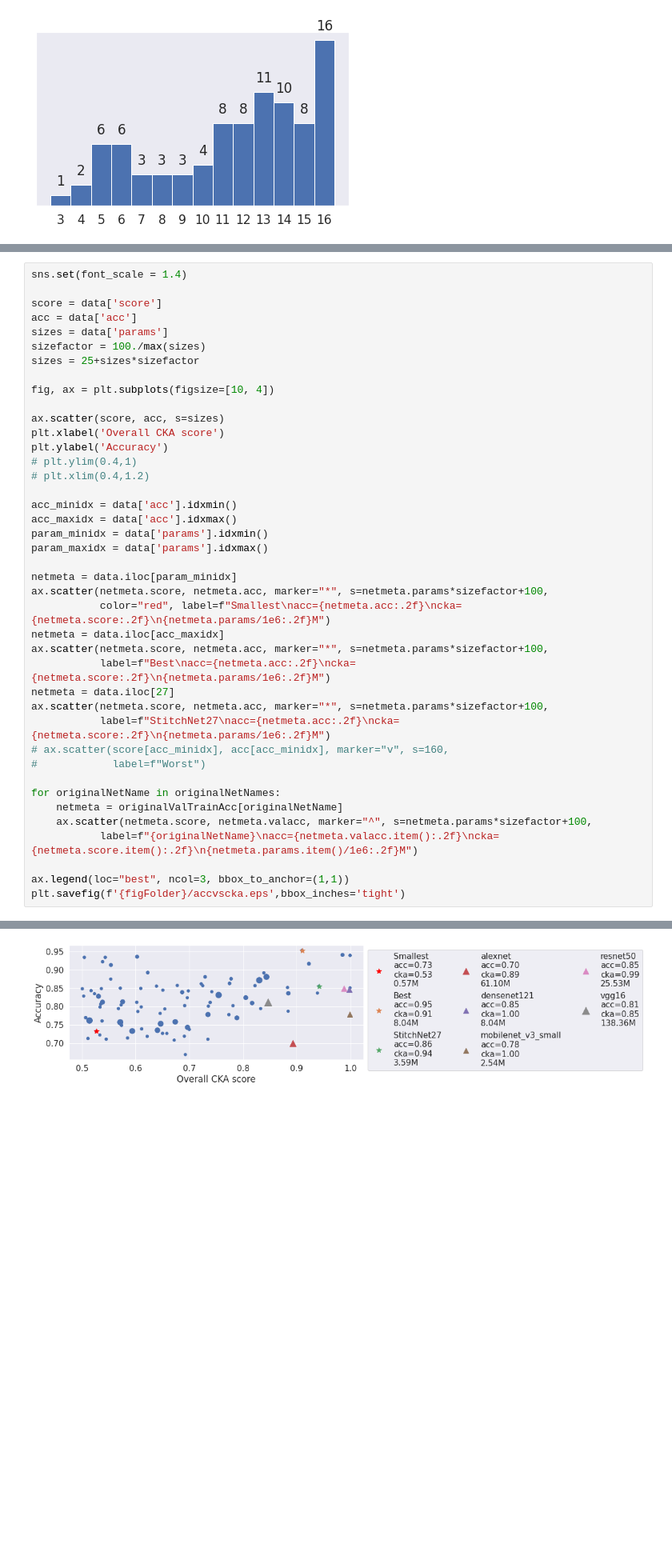
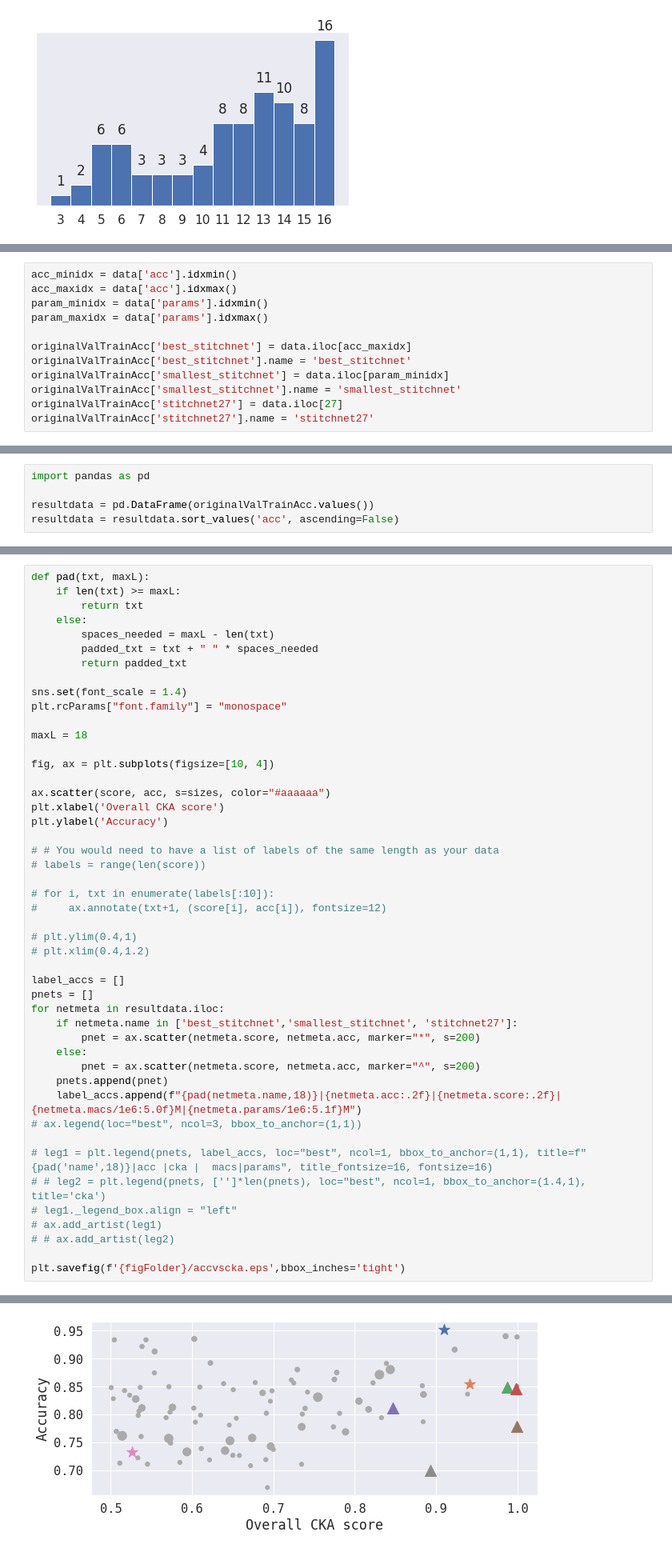
Before and after one commit to steerapi/stitchnet, a Jupyter notebook: 09_plot_results.ipynb, the cells around one changed output, grey strips where cells are left out. Shown at 80% size. Drawn from its saved outputs; the diff is of its cells as text; blank space fills up the shorter version.

```diff
--- a/09_plot_results.ipynb
+++ b/09_plot_results.ipynb
@@ -156,0 +181,12 @@ for originalFile in originalFiles:
+# %%
+acc_minidx = data['acc'].idxmin()
+acc_maxidx = data['acc'].idxmax()
+param_minidx = data['params'].idxmin()
+param_maxidx = data['params'].idxmax()
+
+originalValTrainAcc['best_stitchnet'] = data.iloc[acc_maxidx]
+originalValTrainAcc['best_stitchnet'].name = 'best_stitchnet'
+originalValTrainAcc['smallest_stitchnet'] = data.iloc[param_minidx]
+originalValTrainAcc['smallest_stitchnet'].name = 'smallest_stitchnet'
+originalValTrainAcc['stitchnet27'] = data.iloc[27]
+originalValTrainAcc['stitchnet27'].name = 'stitchnet27'
@@ -156,0 +195,5 @@ for originalFile in originalFiles:
+# %%
+import pandas as pd
+
+resultdata = pd.DataFrame(originalValTrainAcc.values())
+resultdata = resultdata.sort_values('acc', ascending=False)
@@ -157,42 +240,48 @@ for originalFile in originalFiles:
 # %%
+def pad(txt, maxL):
+    if len(txt) >= maxL:
+        return txt
+    else:
+        spaces_needed = maxL - len(txt)
+        padded_txt = txt + " " * spaces_needed
+        return padded_txt
+
 sns.set(font_scale = 1.4)
+plt.rcParams["font.family"] = "monospace"
 
-score = data['score']
-acc = data['acc']
-sizes = data['params']
-sizefactor = 100./max(sizes)
-sizes = 25+sizes*sizefactor
+maxL = 18
 
 fig, ax = plt.subplots(figsize=[10, 4])
 
-ax.scatter(score, acc, s=sizes)
+ax.scatter(score, acc, s=sizes, color="#aaaaaa")
 plt.xlabel('Overall CKA score')
 plt.ylabel('Accuracy')
+
+# # You would need to have a list of labels of the same length as your data
+# labels = range(len(score))
+
+# for i, txt in enumerate(labels[:10]):
+#     ax.annotate(txt+1, (score[i], acc[i]), fontsize=12)
+
 # plt.ylim(0.4,1)
 # plt.xlim(0.4,1.2)
 
-acc_minidx = data['acc'].idxmin()
-acc_maxidx = data['acc'].idxmax()
-param_minidx = data['params'].idxmin()
-param_maxidx = data['params'].idxmax()
+label_accs = []
+pnets = []
+for netmeta in resultdata.iloc:
+    if netmeta.name in ['best_stitchnet','smallest_stitchnet', 'stitchnet27']:
+        pnet = ax.scatter(netmeta.score, netmeta.acc, marker="*", s=200)
+    else:
+        pnet = ax.scatter(netmeta.score, netmeta.acc, marker="^", s=200)
+    pnets.append(pnet)
+    label_accs.append(f"{pad(netmeta.name,18)}|{netmeta.acc:.2f}|{netmeta.score:.2f}|{netmeta.macs/1e6:5.0f}M|{netmeta.params/1e6:5.1f}M")
+# ax.legend(loc="best", ncol=3, bbox_to_anchor=(1,1))
 
-netmeta = data.iloc[param_minidx]
-ax.scatter(netmeta.score, netmeta.acc, marker="*", s=netmeta.params*sizefactor+100,
-           color="red", label=f"Smallest\nacc={netmeta.acc:.2f}\ncka={netmeta.score:.2f}\n{netmeta.params/1e6:.2f}M")
-netmeta = data.iloc[acc_maxidx]
-ax.scatter(netmeta.score, netmeta.acc, marker="*", s=netmeta.params*sizefactor+100,
-           label=f"Best\nacc={netmeta.acc:.2f}\ncka={netmeta.score:.2f}\n{netmeta.params/1e6:.2f}M")
-netmeta = data.iloc[27]
-ax.scatter(netmeta.score, netmeta.acc, marker="*", s=netmeta.params*sizefactor+100,
-           label=f"StitchNet27\nacc={netmeta.acc:.2f}\ncka={netmeta.score:.2f}\n{netmeta.params/1e6:.2f}M")
-# ax.scatter(score[acc_minidx], acc[acc_minidx], marker="v", s=160,
-#            label=f"Worst")
+# leg1 = plt.legend(pnets, label_accs, loc="best", ncol=1, bbox_to_anchor=(1,1), title=f"     {pad('name',18)}|acc |cka |  macs|params", title_fontsize=16, fontsize=16)
+# # leg2 = plt.legend(pnets, ['']*len(pnets), loc="best", ncol=1, bbox_to_anchor=(1.4,1), title='cka')
+# leg1._legend_box.align = "left"
+# ax.add_artist(leg1)
+# # ax.add_artist(leg2)
 
-for originalNetName in originalNetNames:
-    netmeta = originalValTrainAcc[originalNetName]
-    ax.scatter(netmeta.score, netmeta.valacc, marker="^", s=netmeta.params*sizefactor+100,
-           label=f"{originalNetName}\nacc={netmeta.valacc.item():.2f}\ncka={netmeta.score.item():.2f}\n{netmeta.params.item()/1e6:.2f}M")
-
-ax.legend(loc="best", ncol=3, bbox_to_anchor=(1,1))
 plt.savefig(f'{figFolder}/accvscka.eps',bbox_inches='tight')
 # %% [output]
@@ -200 +288 @@ The PostScript backend does not support transparency; partially transparent arti
-[figure, old version]
+[figure, new version]
```
Also changed, not shown: parts of 11 cells of this notebook, 19 other files.
